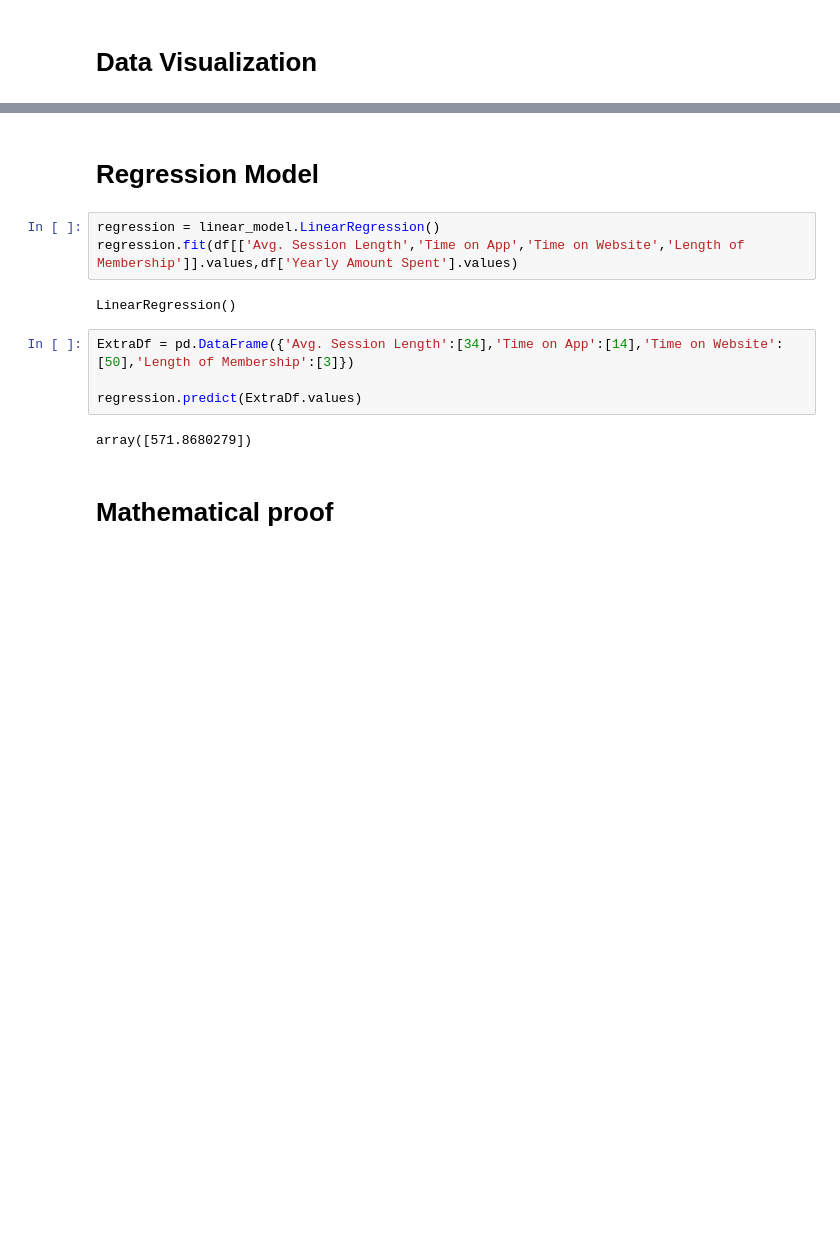
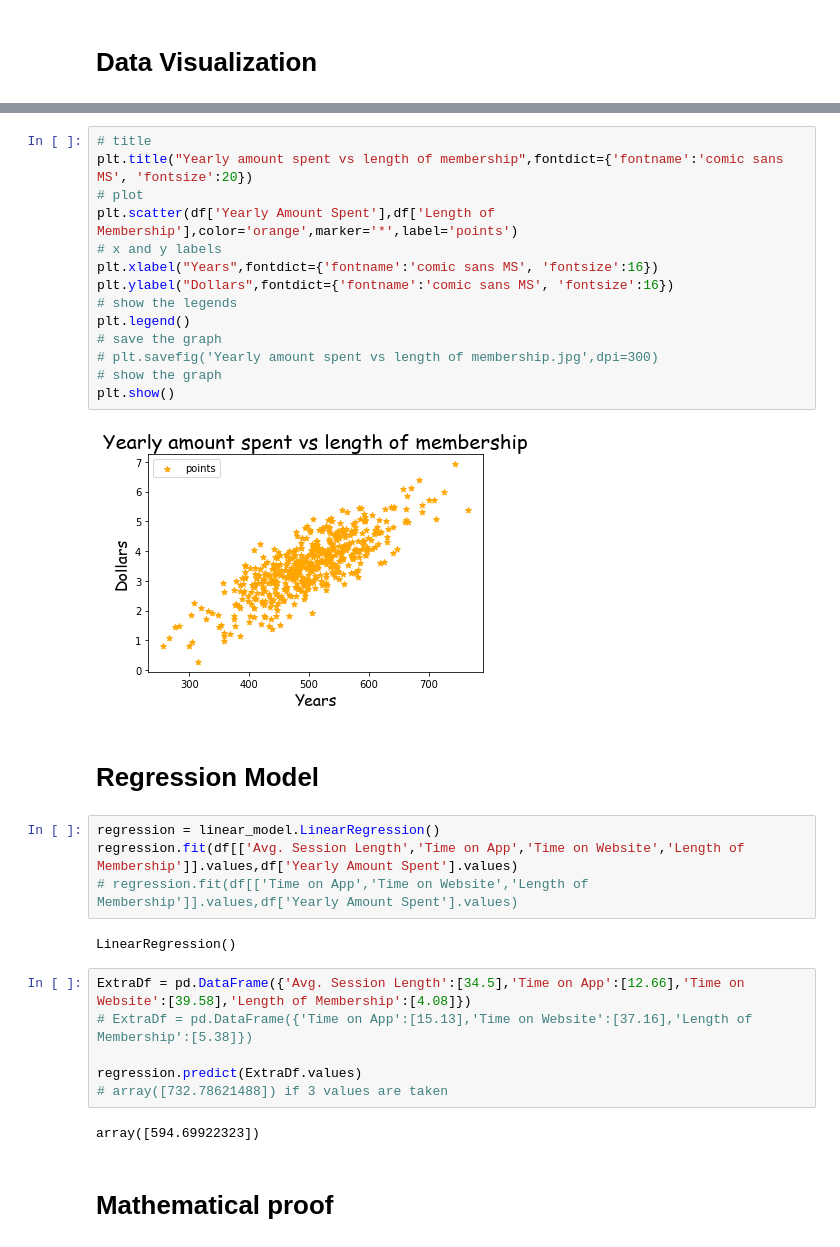
Before and after one commit to siddh34/DSML-Project, a Jupyter notebook: analysis.ipynb, the cells around one changed output, grey strips where cells are left out. Saved outputs shown, nothing was run; the diff lists cells and outputs as text; blank space fills up the shorter version.

```diff
--- a/analysis.ipynb
+++ b/analysis.ipynb
@@ -39,16 +132,35 @@ Index(['Email', 'Address', 'Avatar', 'Avg. Session Length', 'Time on App',
+# %%
+# title
+plt.title("Yearly amount spent vs length of membership",fontdict={'fontname':'comic sans MS', 'fontsize':20})
+# plot
+plt.scatter(df['Yearly Amount Spent'],df['Length of Membership'],color='orange',marker='*',label='points')
+# x and y labels
+plt.xlabel("Years",fontdict={'fontname':'comic sans MS', 'fontsize':16})
+plt.ylabel("Dollars",fontdict={'fontname':'comic sans MS', 'fontsize':16})
+# show the legends
+plt.legend()
+# save the graph
+# plt.savefig('Yearly amount spent vs length of membership.jpg',dpi=300)
+# show the graph
+plt.show()
+# %% [output]
+[figure, added]
 # %% [markdown]
 # Regression Model
 # %%
 regression = linear_model.LinearRegression()
 regression.fit(df[['Avg. Session Length','Time on App','Time on Website','Length of Membership']].values,df['Yearly Amount Spent'].values)
+# regression.fit(df[['Time on App','Time on Website','Length of Membership']].values,df['Yearly Amount Spent'].values)
 # %% [output]
 LinearRegression()
 # %%
-ExtraDf = pd.DataFrame({'Avg. Session Length':[34],'Time on App':[14],'Time on Website':[50],'Length of Membership':[3]})
+ExtraDf = pd.DataFrame({'Avg. Session Length':[34.5],'Time on App':[12.66],'Time on Website':[39.58],'Length of Membership':[4.08]})
+# ExtraDf = pd.DataFrame({'Time on App':[15.13],'Time on Website':[37.16],'Length of Membership':[5.38]})
 
 regression.predict(ExtraDf.values)
+# array([732.78621488]) if 3 values are taken
 # %% [output]
-array([571.8680279])
+array([594.69922323])
 # %% [markdown]
 # Mathematical proof
 # %%
```
Also changed, not shown: parts of 12 cells of this notebook, 5 other files.
